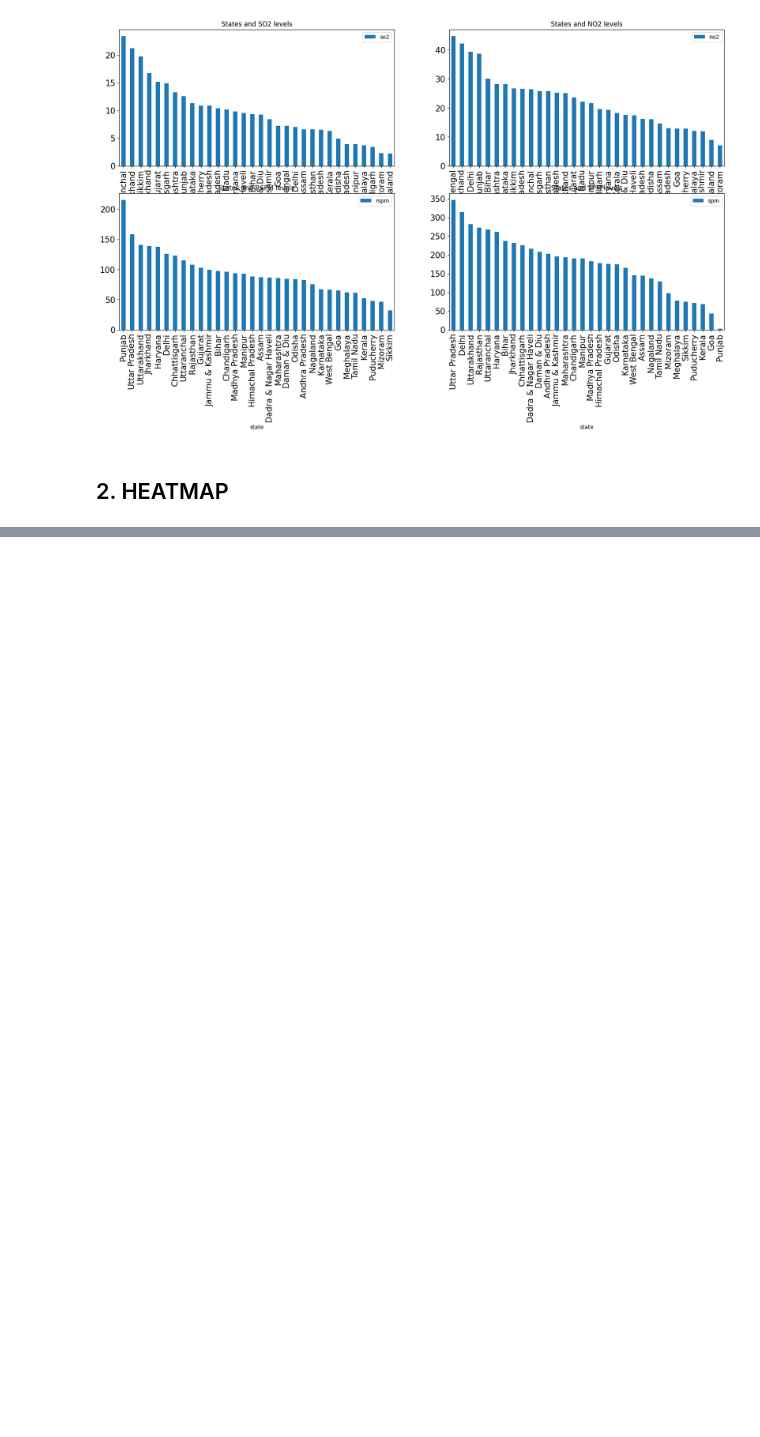
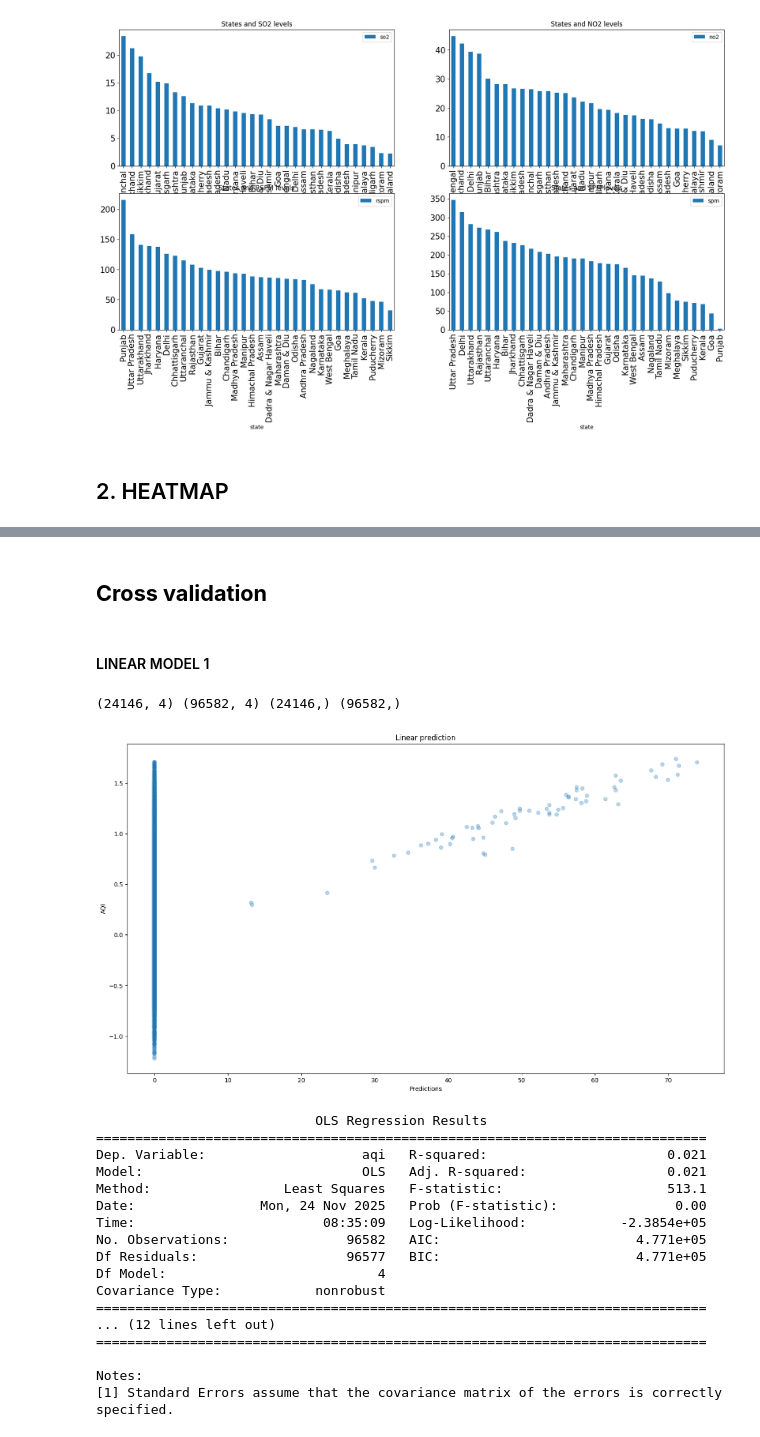
Before and after one commit to Asandandlela16/Air-Quality-Monitoring-in-India, a Jupyter notebook: Untitled6.ipynb, the cells around one changed output, grey strips where cells are left out. Drawn from its saved outputs; the diff is of its cells as text; code cells hidden in the pictures; blank space fills up the shorter version.

```diff
--- a/Untitled6.ipynb
+++ b/Untitled6.ipynb
@@ -482,0 +594,37 @@ state_pollution.plot(kind='bar' , figsize=(20,10), x='state', fontsize=15 ,
+# %%
+def linear_regression(X, y) :
+  X_train, X_test, y_train, y_test = train_test_split(X, y, test_size=0.2)
+
+  # encoding
+  X_train_encoded=pd.get_dummies(X_train)
+  X_test_encoded=pd.get_dummies(X_test)
+
+  # LinearRegression
+  LR = LinearRegression()
+  LR.fit(X_train_encoded, y_train)
+  y_pred = LR.predict(X_test_encoded)
+
+  # make predictions
+  predictions = LR.predict(X_test_encoded)
+
+  # print shapes of the dataset
+  print(X_test_encoded.shape, X_train_encoded.shape, y_test.shape, y_train.shape)
+
+  # Plot predictions against actual values
+  plt.figure(figsize=(18,10))
+  plt.scatter(y_test, predictions, alpha=0.3)
+  plt.xlabel('Predictions')
+  plt.ylabel('AQI')
+  plt.title('Linear prediction')
+
+  plt.show()
+
+
+  # print OLS summary
+  X_train_sm = sm.add_constant(X_train_encoded)
+  OLS_model = sm.OLS(y_train, X_train_sm).fit()
+
+  # Print OLS summary
+  print(OLS_model.summary())
+# %% [markdown]
+## **Cross validation**
@@ -482,0 +649,27 @@ state_pollution.plot(kind='bar' , figsize=(20,10), x='state', fontsize=15 ,
+# %% [markdown]
+ #### LINEAR MODEL 1
+# %%
+x_1 = dataset[['si', 'ni', 'rpi', 'spi']]
+y_1 = dataset['aqi']
+
+linear_regression(x_1, y_1)
+# %% [output]
+(24146, 4) (96582, 4) (24146,) (96582,)
+[figure, added]
+                            OLS Regression Results
+==============================================================================
+Dep. Variable:                    aqi   R-squared:                       0.021
+Model:                            OLS   Adj. R-squared:                  0.021
+Method:                 Least Squares   F-statistic:                     513.1
+Date:                Mon, 24 Nov 2025   Prob (F-statistic):               0.00
+Time:                        08:35:09   Log-Likelihood:            -2.3854e+05
+No. Observations:               96582   AIC:                         4.771e+05
+Df Residuals:                   96577   BIC:                         4.771e+05
+Df Model:                           4
+Covariance Type:            nonrobust
+==============================================================================
+... (12 lines left out)
+==============================================================================
+
+Notes:
+[1] Standard Errors assume that the covariance matrix of the errors is correctly specified.
```
Also changed, not shown: parts of 16 cells of this notebook.
